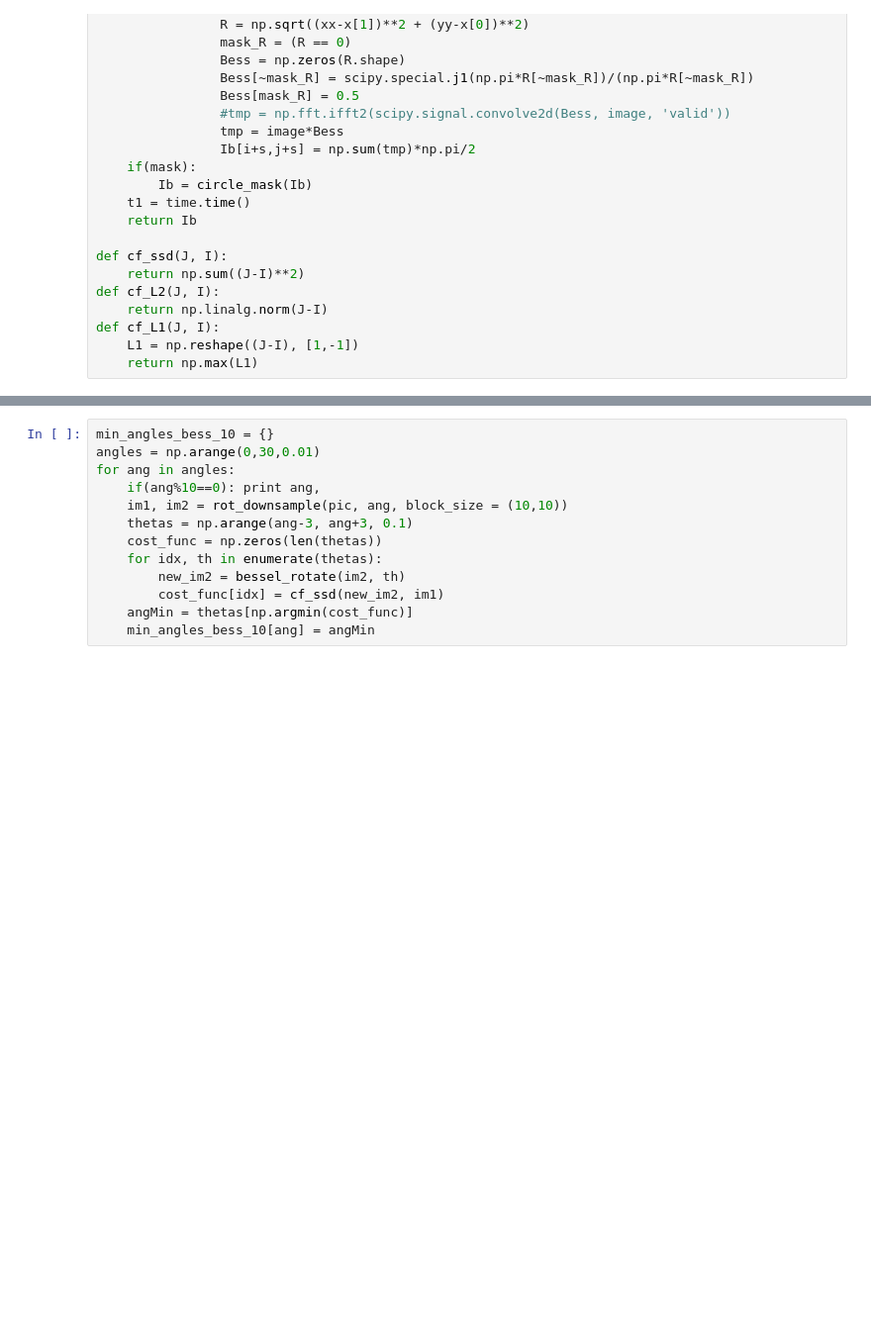
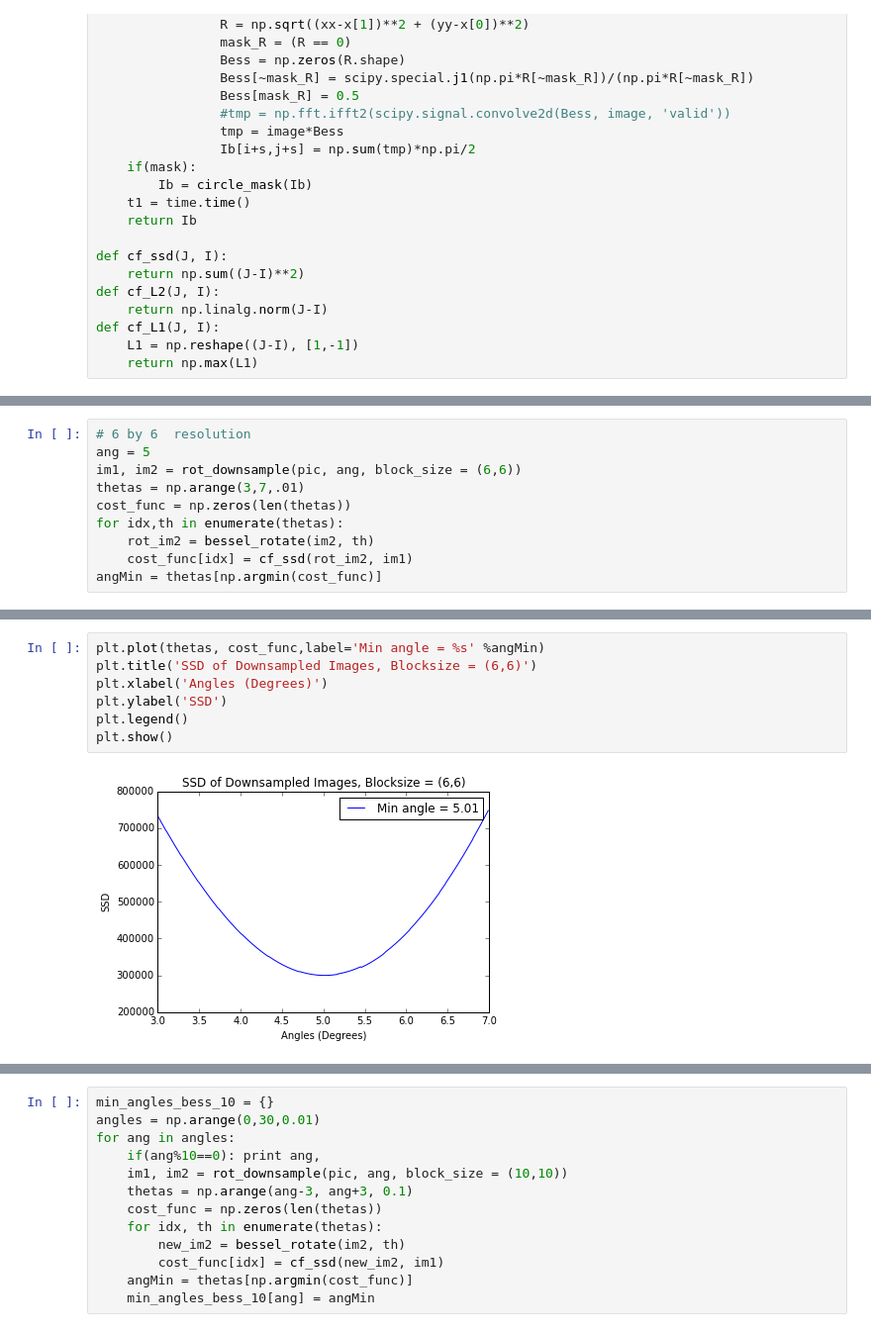
Before and after one commit to zyzdiana/AC297r-Volume-Registration, a Jupyter notebook: Downsampling.ipynb, the cells around one changed output, grey strips where cells are left out. Shown at 99% size. Drawn from its saved outputs; the diff is of its cells as text; blank space fills up the shorter version.

```diff
--- a/Downsampling.ipynb
+++ b/Downsampling.ipynb
@@ -197,0 +202,10 @@ def cf_L1(J, I):
+# %%
+# 6 by 6  resolution
+ang = 5
+im1, im2 = rot_downsample(pic, ang, block_size = (6,6))
+thetas = np.arange(3,7,.01)
+cost_func = np.zeros(len(thetas))
+for idx,th in enumerate(thetas):
+    rot_im2 = bessel_rotate(im2, th)
+    cost_func[idx] = cf_ssd(rot_im2, im1)
+angMin = thetas[np.argmin(cost_func)]
@@ -197,0 +225,9 @@ def cf_L1(J, I):
+# %%
+plt.plot(thetas, cost_func,label='Min angle = %s' %angMin)
+plt.title('SSD of Downsampled Images, Blocksize = (6,6)')
+plt.xlabel('Angles (Degrees)')
+plt.ylabel('SSD')
+plt.legend()
+plt.show()
+# %% [output]
+[figure, added]
```
Also changed, not shown: parts of 11 cells of this notebook, 1 other file.
